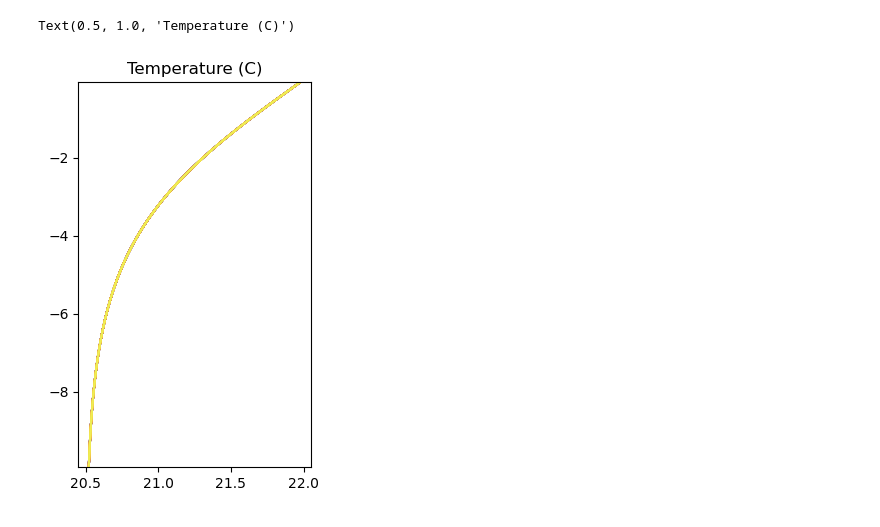
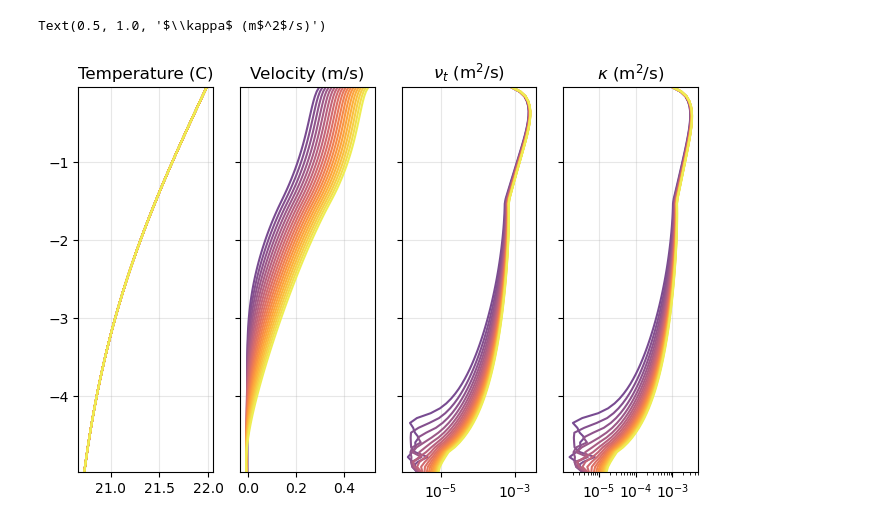
Before and after one commit to sienna-white/turbulence-model, a Jupyter notebook: look_at_output.ipynb, the cells around one changed output. Saved outputs shown, nothing was run; the diff lists cells and outputs as text; code cells hidden in the pictures.

```diff
--- a/look_at_output.ipynb
+++ b/look_at_output.ipynb
@@ -32,9 +34,0 @@ Data variables:
-# %%
-fig = plt.figure(figsize=(3,5))
-ax = plt.gca()
-
-print(df.nu_t)
-for t in range(nt):
-    color = cmo.cm.haline(t/nt)
-    ax.plot(df.nu_t.isel(t=t), z, color=color, label="")
-ax.set_ylim(z[0], z[-1])
@@ -49,12 +35,24 @@ Coordinates:
 # %%
-fig = plt.figure(figsize=(3,5))
-ax = plt.gca()
+fig, axs = plt.subplots(ncols=4, nrows=1, figsize=(8,5), sharey=True)
 
-for t in range(nt):
+for t in range(10,nt):
     color = cmo.cm.thermal(t/nt)
-    ax.plot(df.C.isel(t=t), z, color=color, label="")
-ax.set_ylim(z[0], z[-1])
-ax.set_title("Temperature (C)")
+    axs[0].plot(df.C.isel(t=t), z, color=color)
+    axs[1].plot(df.U.isel(t=t), z, color=color)
+    axs[2].plot(df.nu_t.isel(t=t), z, color=color)
+    axs[3].plot(df.Kz.isel(t=t), z, color=color)
+
+axs[0].set_ylim(z[0], z[-1])
+axs[2].set_xscale('log')
+axs[3].set_xscale('log')
+
+for ax in axs:
+    ax.grid(alpha=0.3)
+
+axs[0].set_title("Temperature (C)")
+axs[1].set_title("Velocity (m/s)")
+axs[2].set_title(r"$\nu_t$ (m$^2$/s)")
+axs[3].set_title(r"$\kappa$ (m$^2$/s)")
 # %% [output]
-Text(0.5, 1.0, 'Temperature (C)')
+Text(0.5, 1.0, '$\\kappa$ (m$^2$/s)')
-[figure, old version]
+[figure, new version]
```
Also changed, not shown: parts of 3 cells of this notebook, 45 other files.
